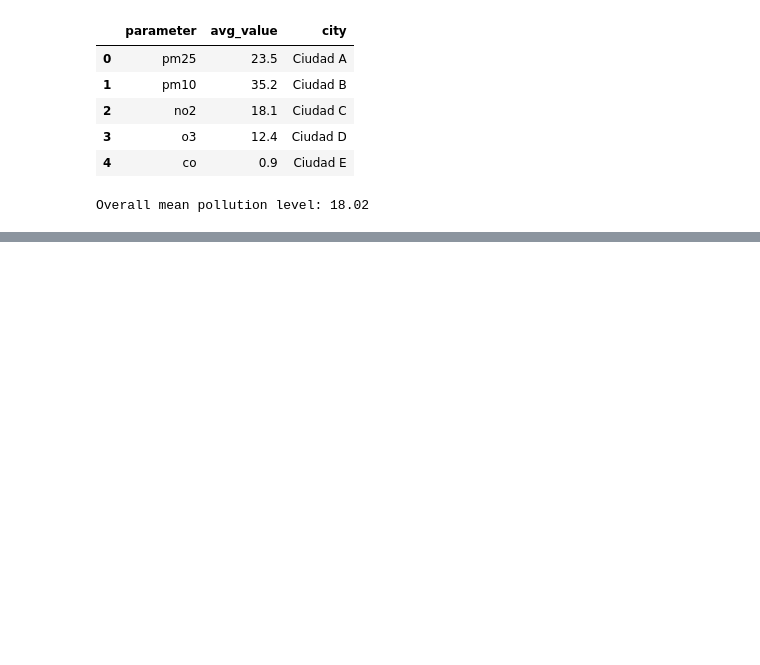
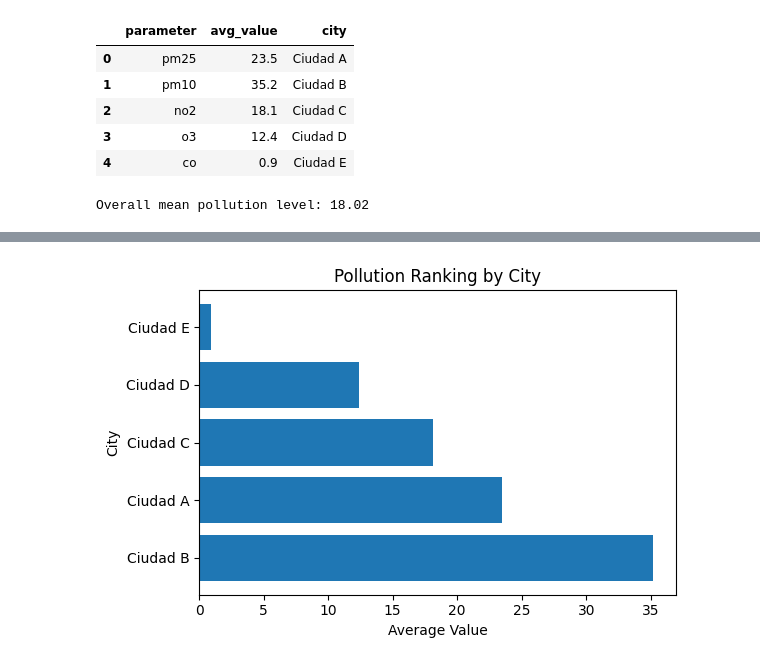
Before and after one commit to rogeliohdev/airflow-etl-airquality-rogelio, a Jupyter notebook: dashboard/dashboard_air_quality.ipynb, the cells around one changed output, grey strips where cells are left out. Drawn from its saved outputs; the diff is of its cells as text; code cells hidden in the pictures; blank space fills up the shorter version.

```diff
--- a/dashboard/dashboard_air_quality.ipynb
+++ b/dashboard/dashboard_air_quality.ipynb
@@ -71,0 +44,12 @@ fig2.show()
+# %%
+df_sorted = df.sort_values("avg_value", ascending=False)
+
+plt.figure(figsize=(6,4))
+plt.barh(df_sorted["city"], df_sorted["avg_value"])
+plt.title("Pollution Ranking by City")
+plt.xlabel("Average Value")
+plt.ylabel("City")
+plt.tight_layout()
+plt.show()
+# %% [output]
+[figure, added]
```
Also changed, not shown: parts of 4 cells of this notebook.
